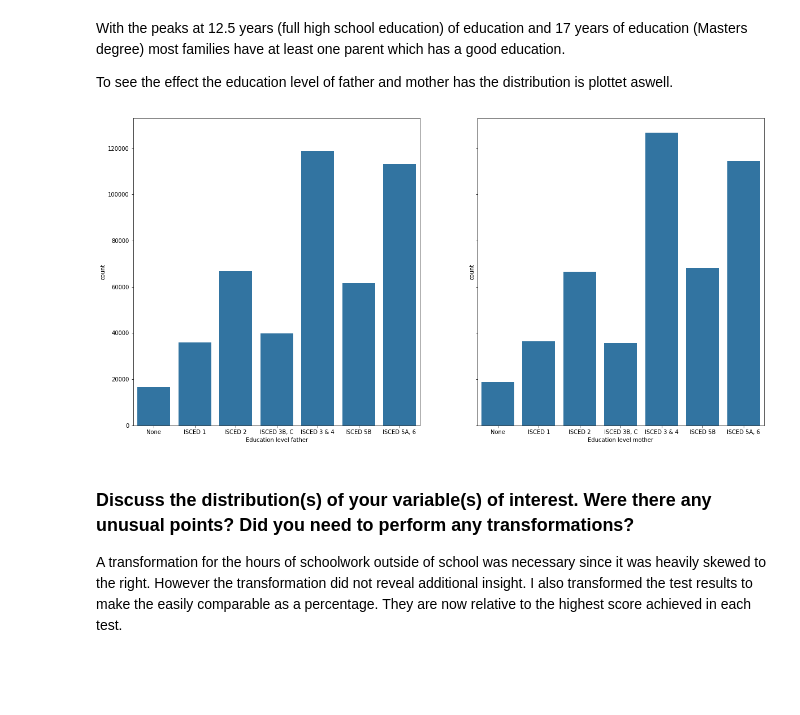
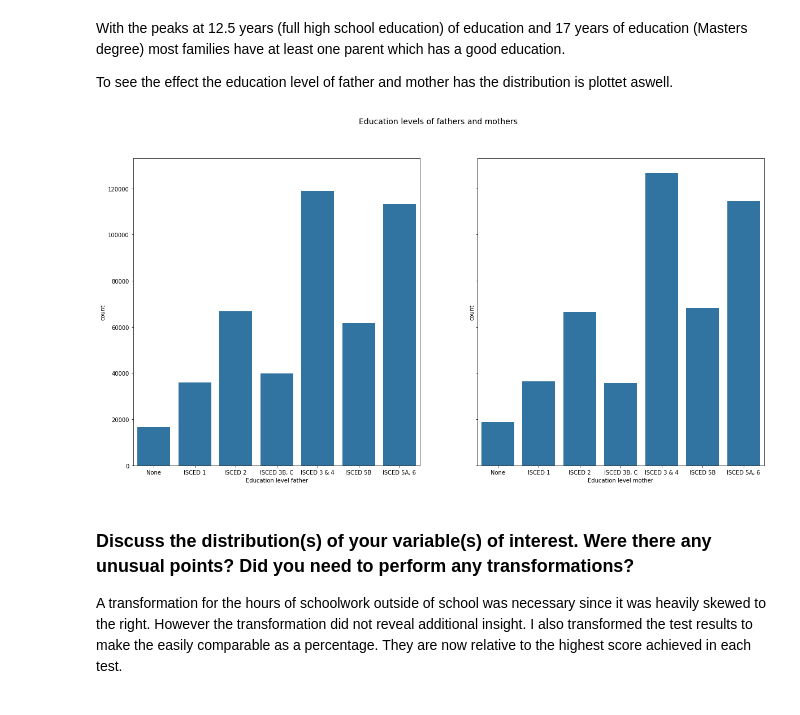
Before and after one commit to Jannis12324/mining_pisa_study, a Jupyter notebook: exploration.ipynb, the cells around one changed output. Saved outputs shown, nothing was run; the diff lists cells and outputs as text; code cells hidden in the pictures; blank space fills up the shorter version.

```diff
--- a/exploration.ipynb
+++ b/exploration.ipynb
@@ -378,12 +390,13 @@ To see the effect the education level of father and mother has the distribution
 # %%
 base_color = sb.color_palette()[0]
 fig, ax =plt.subplots(nrows = 1, ncols = 2, sharey = True, figsize= (20,10))
 sb.countplot( x = "ed_lvl_dad", data = df, color = base_color, ax=ax[0])
 sb.countplot( x = "ed_lvl_mum", data = df, color = base_color , ax=ax[1])
 ax[0].set(xlabel = "Education level father")
-ax[1].set(xlabel = "Education level mother");
+ax[1].set(xlabel = "Education level mother")
+plt.suptitle("Education levels of fathers and mothers", fontsize = 14);
 # %% [output]
-[figure, old version]
+[figure, new version]
 # %% [markdown]
 ### Discuss the distribution(s) of your variable(s) of interest. Were there any unusual points? Did you need to perform any transformations?
 
```
Also changed, not shown: parts of 15 cells of this notebook, 2 other files.
